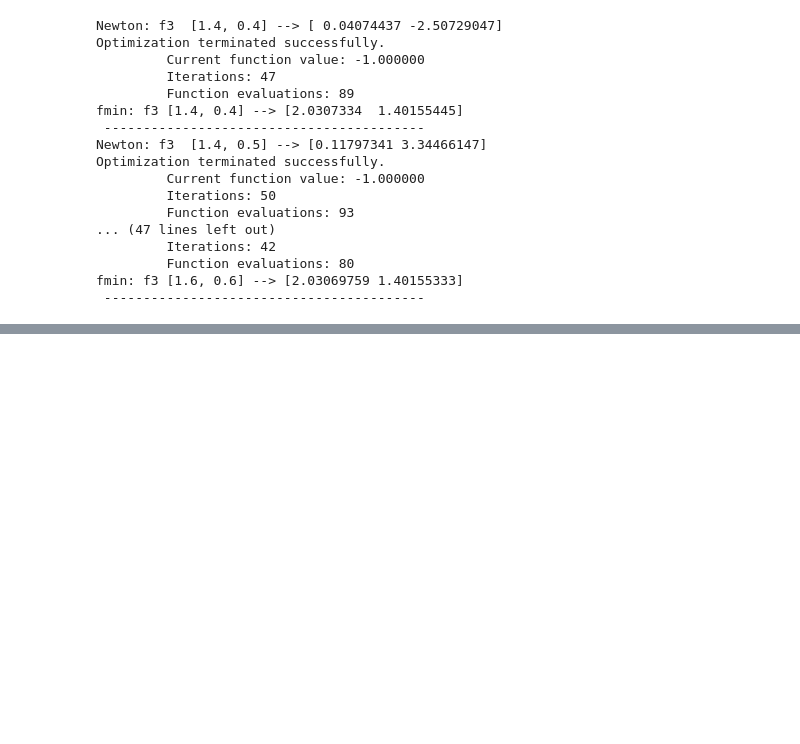
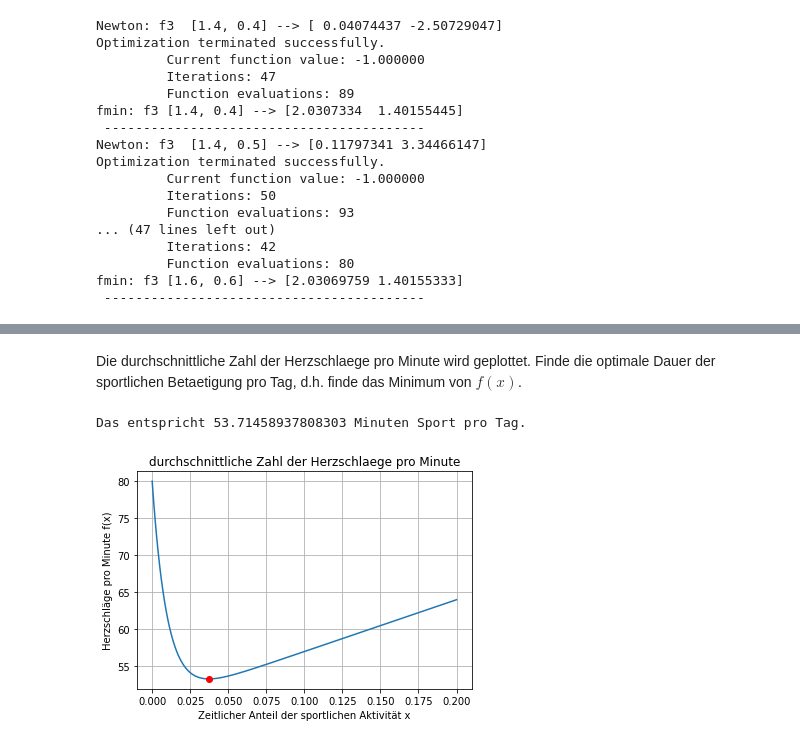
Before and after one commit to OleBo/MathSo, a Jupyter notebook: notebooks/Optimisation.ipynb, the cells around one changed output, grey strips where cells are left out. Saved outputs shown, nothing was run; the diff lists cells and outputs as text; code cells hidden in the pictures; blank space fills up the shorter version.

```diff
--- a/notebooks/Optimisation.ipynb
+++ b/notebooks/Optimisation.ipynb
@@ -392,0 +448,27 @@ fmin: f3 [1.6, 0.6] --> [2.03069759 1.40155333]
+# %%
+g = lambda x : 50 + 30*np.exp(-100*x)
+# %% [markdown]
+Die durchschnittliche Zahl der Herzschlaege pro Minute wird geplottet. Finde die optimale Dauer der sportlichen Betaetigung pro Tag, d.h. finde das Minimum von $f(x)$.
+# %%
+f = lambda x : 120*x + np.multiply(g(x),(1 - x))
+
+xmin = 0.0
+xmax = 0.2
+xv = np.linspace(xmin, xmax, 200)
+
+fig, ax = plt.subplots()
+ax.plot(xv, f(xv))
+
+ax.set(xlabel='Zeitlicher Anteil der sportlichen Aktivität x', ylabel='Herzschläge pro Minute f(x)',
+       title='durchschnittliche Zahl der Herzschlaege pro Minute')
+ax.grid()
+
+# Bisektion mit goldenem Schnitt -> goldsectmin.m
+x = goldsectmin(f, xl, xr, 1e-6);
+print('Das entspricht {} Minuten Sport pro Tag.'.format(x*24*60));
+ax.plot(x, f(x), 'ro');
+
+plt.show()
+# %% [output]
+Das entspricht 53.71458937808303 Minuten Sport pro Tag.
+[figure, added]
```
Also changed, not shown: parts of 50 cells of this notebook.
